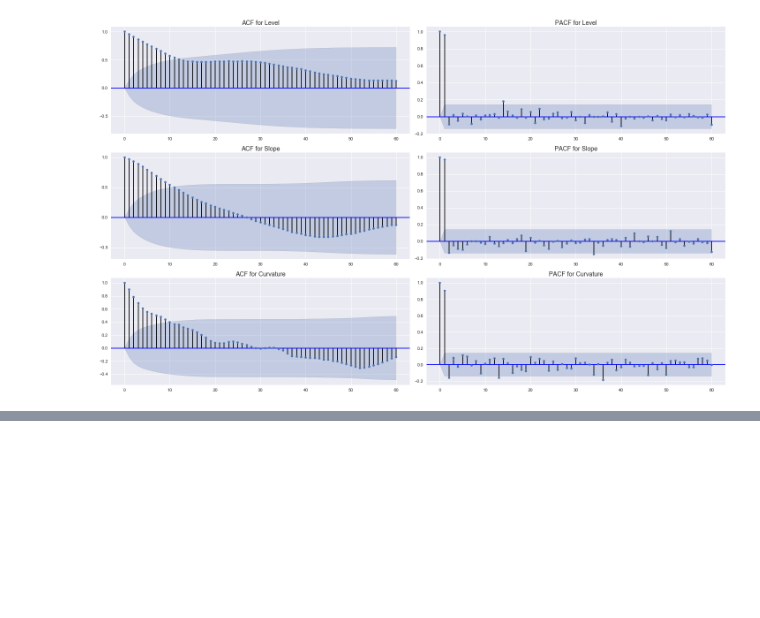
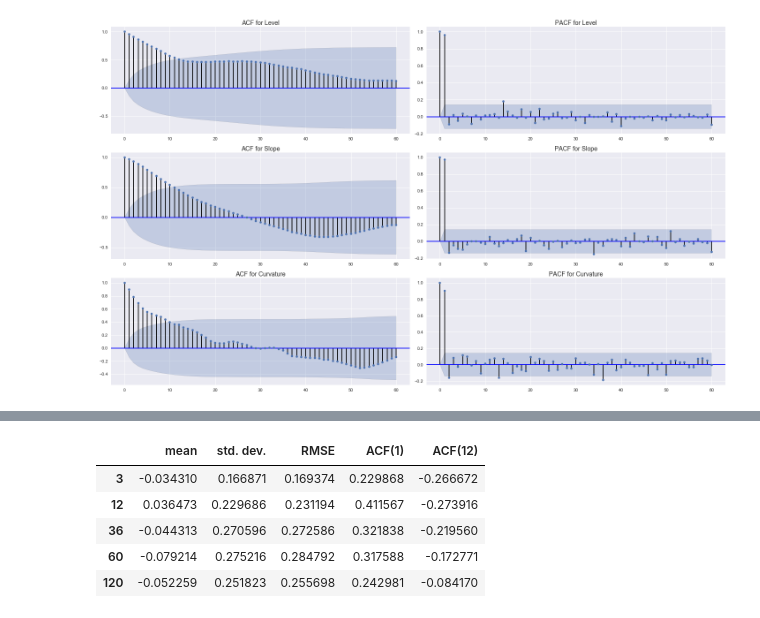
Before and after one commit to 1IfByLAN2IfByC/Diebold_BondYield, a Jupyter notebook: Diebold-Li Model.ipynb, the cells around one changed output, grey strips where cells are left out. Drawn from its saved outputs; the diff is of its cells as text; code cells hidden in the pictures; blank space fills up the shorter version.

Commit message:
added table 4

```diff
--- a/Diebold-Li Model.ipynb
+++ b/Diebold-Li Model.ipynb
@@ -585,7 +274,0 @@ ratedata.corr().iplot(kind='heatmap')
-# %%
-token = "32tszwe-Xp9UR3bvaM52"
-rawratedata = Quandl.get("USTREASURY/YIELD")
-
-maturities = ["3 MO", "6 MO", "1 YR", "2 YR", "3 YR", \
-              "5 YR", "7 YR", "10 YR"]
-ratedata = rawratedata[maturities]
@@ -620,0 +275,4 @@ TypeError: ufunc 'isnan' not supported for the input types, and the inputs could
+# %%
+reload(DL)
+# recursively forecast the beta parameters from Jan 1994->Dec 2000
+naive_forecast, forecast, wavelets = DL.ARforecast(ratedata, beta_fits)
@@ -620,0 +294,9 @@ TypeError: ufunc 'isnan' not supported for the input types, and the inputs could
+# %%
+DL.table4(naive_forecast, ratedata)
+# %% [output]
+|  | mean | std. dev. | RMSE | ACF(1) | ACF(12) |
+| 3 | -0.034310 | 0.166871 | 0.169374 | 0.229868 | -0.266672 |
+| 12 | 0.036473 | 0.229686 | 0.231194 | 0.411567 | -0.273916 |
+| 36 | -0.044313 | 0.270596 | 0.272586 | 0.321838 | -0.219560 |
+| 60 | -0.079214 | 0.275216 | 0.284792 | 0.317588 | -0.172771 |
+| 120 | -0.052259 | 0.251823 | 0.255698 | 0.242981 | -0.084170 |
```
Also changed, not shown: parts of 41 cells of this notebook, 2 other files.
